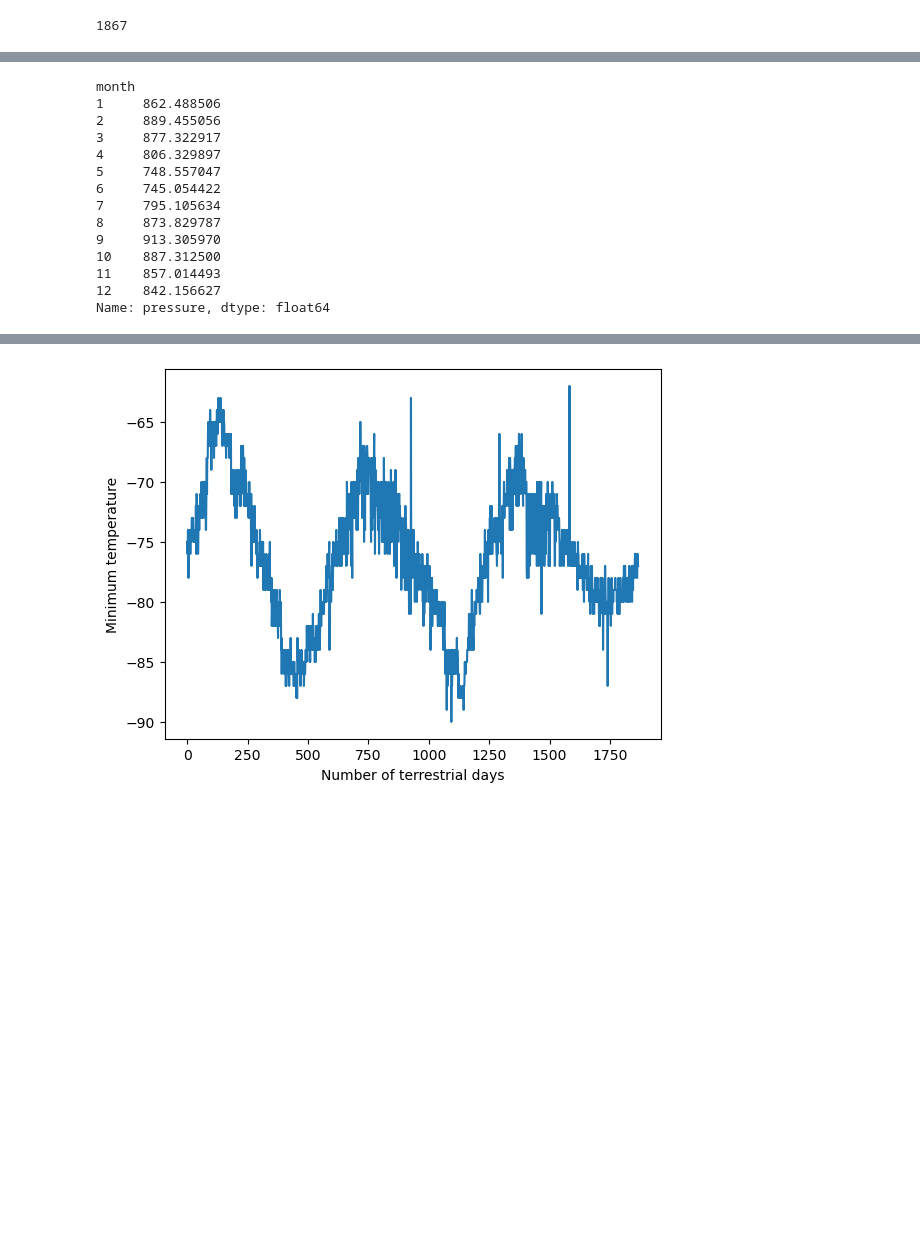
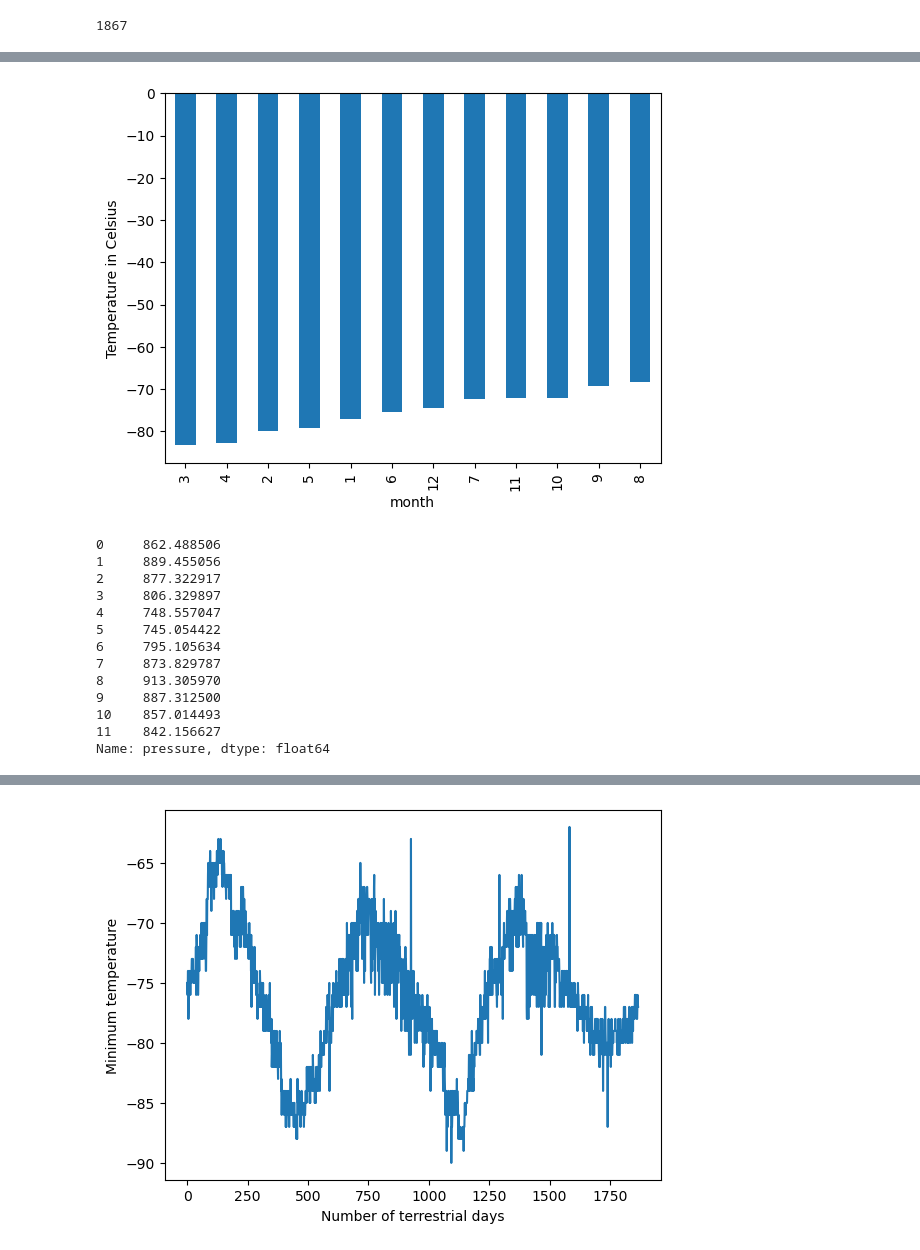
Before and after one commit to owensull12/beautifulsoup-challenge, a Jupyter notebook: jupyter notebooks/part_2_mars_weather.ipynb, the cells around one changed output, grey strips where cells are left out. Cells and saved outputs as stored; diff of their text form; code cells hidden in the pictures; blank space fills up the shorter version.

```diff
--- a/jupyter notebooks/part_2_mars_weather.ipynb
+++ b/jupyter notebooks/part_2_mars_weather.ipynb
@@ -193,17 +209,37 @@ Name: min_temp, dtype: float64
+# %%
+# Identify the coldest and hottest months in Curiosity's location
+coldestHottestDF = marsDF.groupby(['month']).mean(['min_temp']).reset_index()
+
+coldestHottestDF = coldestHottestDF[['month', 'min_temp']]
+
+coldestHottestDF = coldestHottestDF.sort_values('min_temp')
+
+coldestHottestDF = coldestHottestDF.set_index('month')
+
+coldestHottestDF['min_temp'].plot(kind='bar')
+plt.xlabel('month')
+plt.ylabel('Temperature in Celsius')
+
+
+plt.show()
+# %% [output]
+[figure, added]
 # %%
 # 4. Average pressure by Martian month
+avgPressure = marsDF.groupby('month').mean('pressure')
+avgPressure = avgPressure.reset_index()
+avgPressure['pressure']
 # %% [output]
-month
-1     862.488506
-2     889.455056
-3     877.322917
-4     806.329897
-5     748.557047
-6     745.054422
-7     795.105634
-8     873.829787
-9     913.305970
-10    887.312500
-11    857.014493
-12    842.156627
+0     862.488506
+1     889.455056
+2     877.322917
+3     806.329897
+4     748.557047
+5     745.054422
+6     795.105634
+7     873.829787
+8     913.305970
+9     887.312500
+10    857.014493
+11    842.156627
 Name: pressure, dtype: float64
```
Also changed, not shown: parts of 13 cells of this notebook, 1 other file.
